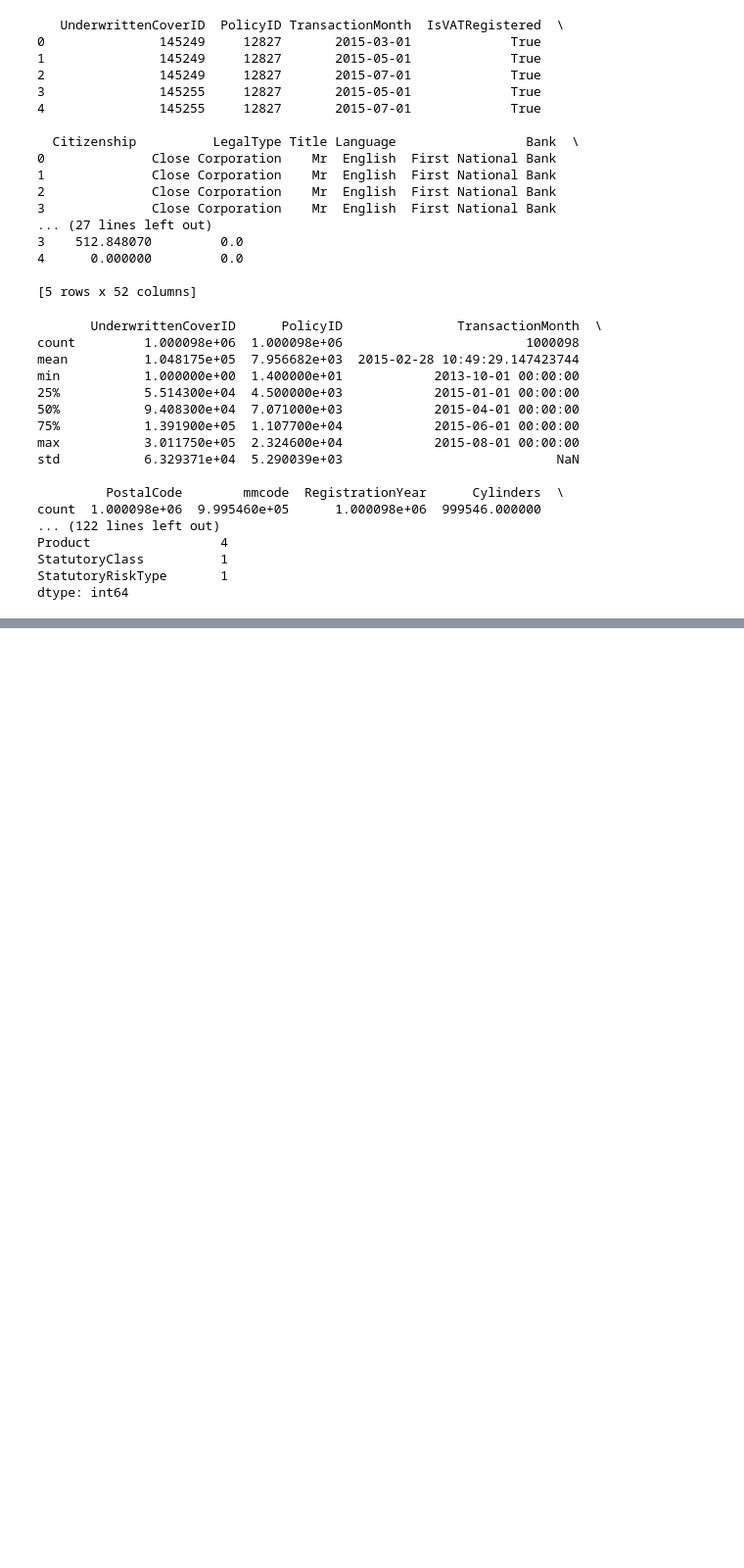
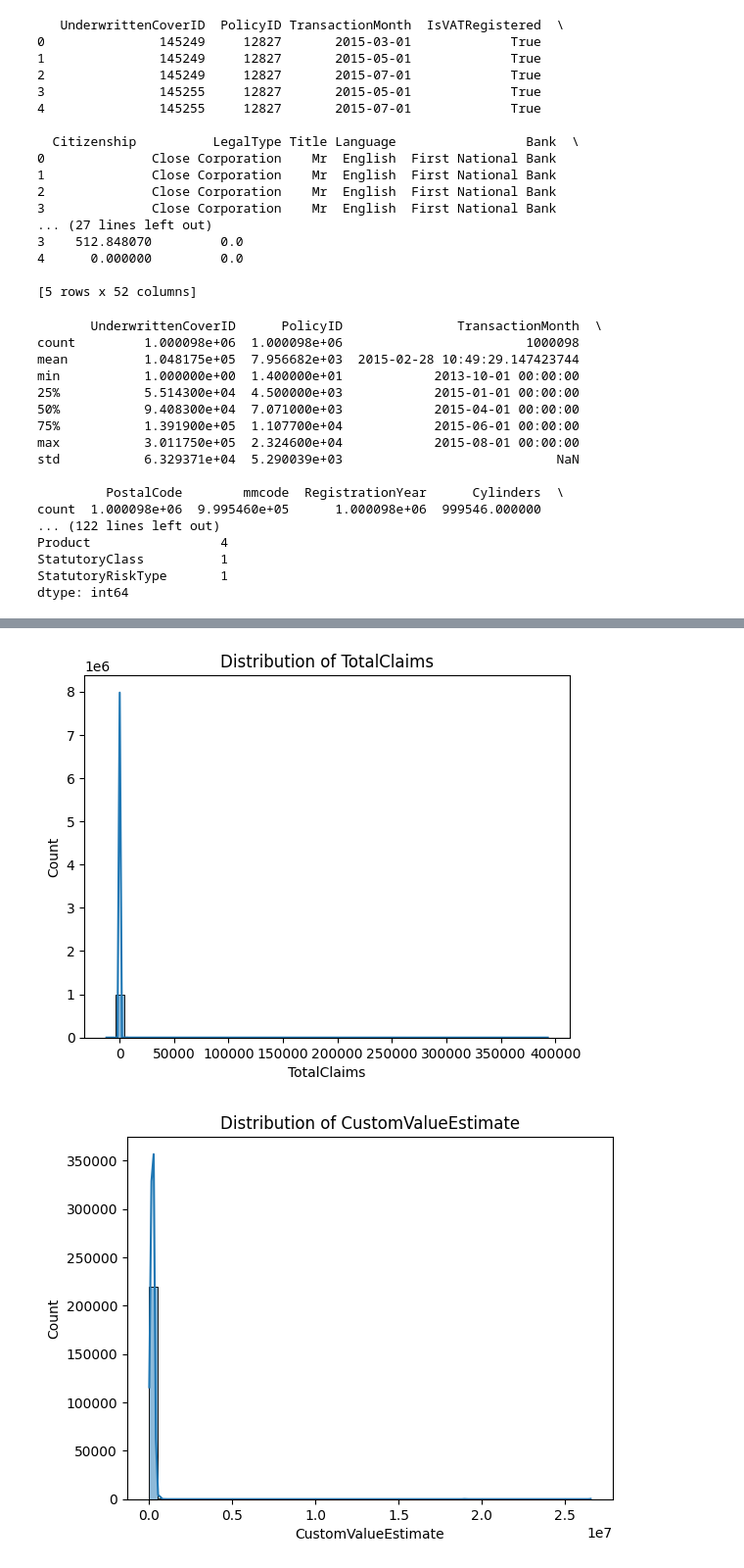
Before and after one commit to Helina-Bikes/acis-insurance-analytics, a Jupyter notebook: notebooks/01_eda_analysis.ipynb, the cells around one changed output, grey strips where cells are left out. Shown: that part at 98% size. Drawn from its saved outputs; the diff is of its cells as text; code cells hidden in the pictures; blank space fills up the shorter version.

```diff
--- a/notebooks/01_eda_analysis.ipynb
+++ b/notebooks/01_eda_analysis.ipynb
@@ -83,3 +83,9 @@ Product                 4
 StatutoryClass          1
 StatutoryRiskType       1
 dtype: int64
+# %%
+df['LossRatio'] = df['TotalClaims'] / df['TotalPremium']
+
+# Overall portfolio loss ratio
+overall_loss_ratio = df['LossRatio'].mean()
+print(f"Overall Loss Ratio: {overall_loss_ratio:.2f}")
@@ -85,0 +117,15 @@ dtype: int64
+# %%
+import seaborn as sns
+import matplotlib.pyplot as plt
+
+# Histogram: TotalClaims and CustomValueEstimate
+sns.histplot(df['TotalClaims'], bins=50, kde=True)
+plt.title("Distribution of TotalClaims")
+plt.show()
+
+sns.histplot(df['CustomValueEstimate'], bins=50, kde=True)
+plt.title("Distribution of CustomValueEstimate")
+plt.show()
+# %% [output]
+[figure, added]
+[figure, added]
```
Also changed, not shown: parts of 4 cells of this notebook.
